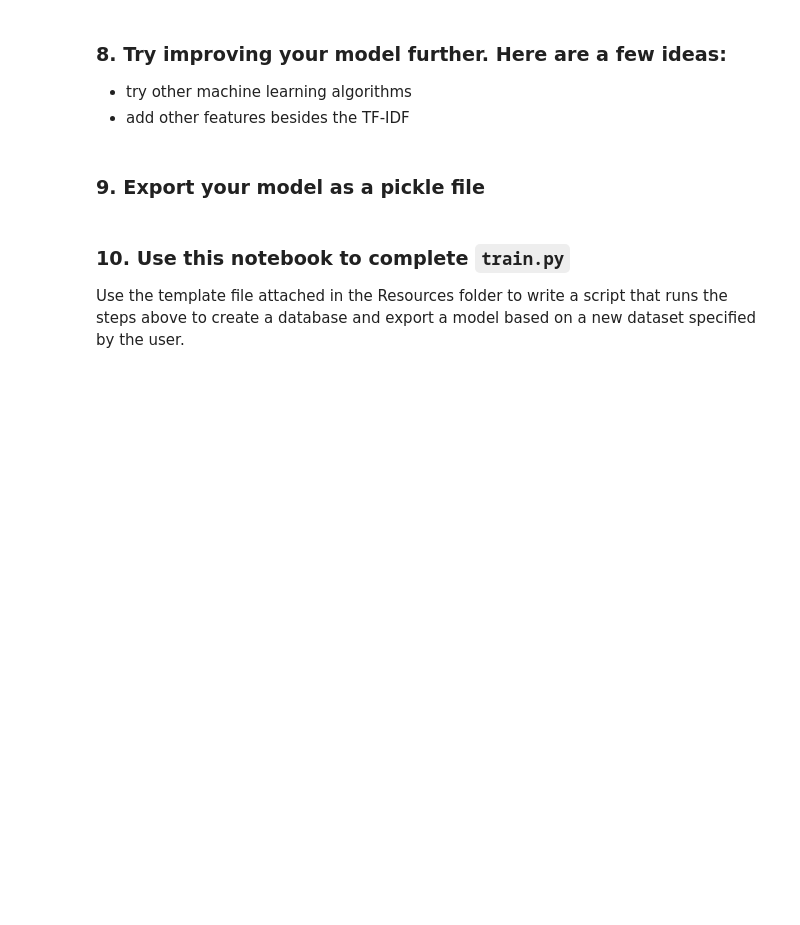
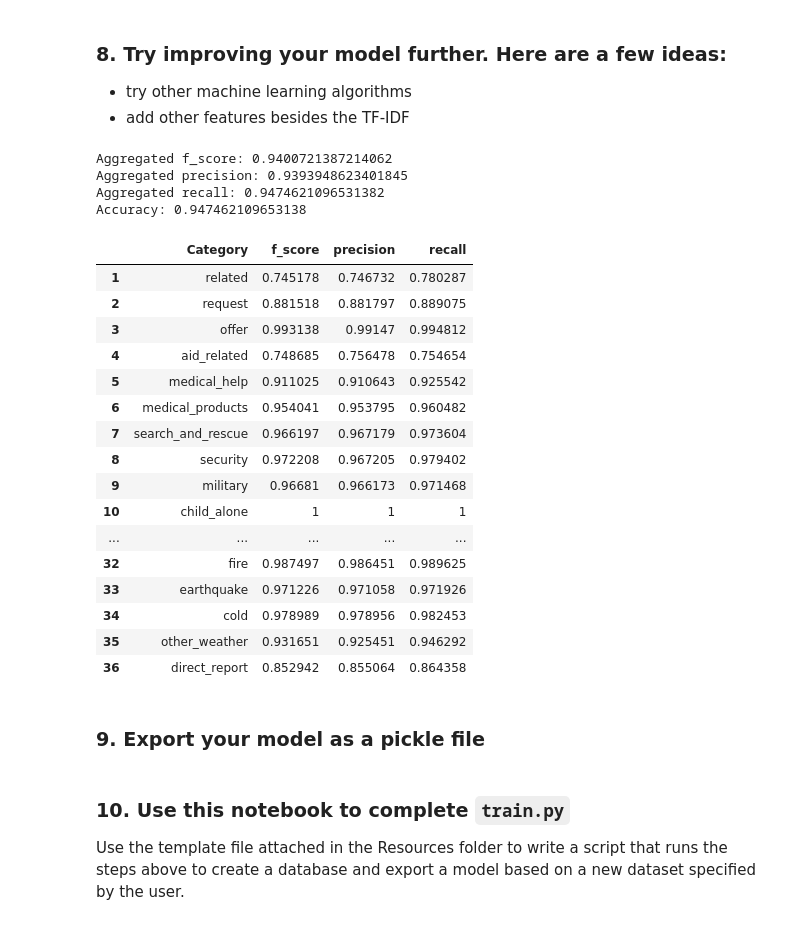
Before and after one commit to snchimata/Disaster-Response-Pipeline, a Jupyter notebook: models/ML Pipeline Preparation.ipynb, the cells around one changed output. Saved outputs shown, nothing was run; the diff lists cells and outputs as text; code cells hidden in the pictures; blank space fills up the shorter version.

Commit message:
feat: Add model tuning and save model

```diff
--- a/models/ML Pipeline Preparation.ipynb
+++ b/models/ML Pipeline Preparation.ipynb
@@ -159,7 +163,8 @@ cv = GridSearchCV(estimator=pipeline,
             param_grid=parameters,
             verbose=3,
             cv=3
-            #,n_jobs = 10
+            ,scoring='f1_weighted'
+            ,n_jobs = -1
                  )
 # %% [markdown]
 ### 7. Test your model
@@ -193,30 +231,38 @@ cv.best_estimator_
 # %%
 # AdaBoost classifier
 
-def new_model_pipeline():
-    pipeline = Pipeline([
-        ('features', FeatureUnion([
-
-            ('text_pipeline', Pipeline([
-                ('vect', CountVectorizer(tokenizer=tokenize)),
-                ('tfidf', TfidfTransformer())
-            ])),
-
-            ('starting_verb', StartingVerbExtractor())
-        ])),
-
+pipeline = Pipeline([
+        ('vect', CountVectorizer(tokenizer=tokenize)),
+        ('tfidf', TfidfTransformer())
         ('clf', MultiOutputClassifier(AdaBoostClassifier()))
     ])
 
-    return pipeline
-
-pipeline = new_model_pipeline()
-
-X_train, X_test, y_train, y_test = train_test_split(X, y)
 pipeline.fit(X_train.as_matrix(), y_train.as_matrix())
 y_pred = pipeline.predict(X_test)
 report3 = get_results(y_test, y_pred)
 report3
+# %% [output]
+Aggregated f_score: 0.9400721387214062
+Aggregated precision: 0.9393948623401845
+Aggregated recall: 0.9474621096531382
+Accuracy: 0.947462109653138
+|  | Category | f_score | precision | recall |
+| 1 | related | 0.745178 | 0.746732 | 0.780287 |
+| 2 | request | 0.881518 | 0.881797 | 0.889075 |
+| 3 | offer | 0.993138 | 0.99147 | 0.994812 |
+| 4 | aid_related | 0.748685 | 0.756478 | 0.754654 |
+| 5 | medical_help | 0.911025 | 0.910643 | 0.925542 |
+| 6 | medical_products | 0.954041 | 0.953795 | 0.960482 |
+| 7 | search_and_rescue | 0.966197 | 0.967179 | 0.973604 |
+| 8 | security | 0.972208 | 0.967205 | 0.979402 |
+| 9 | military | 0.96681 | 0.966173 | 0.971468 |
+| 10 | child_alone | 1 | 1 | 1 |
+| ... | ... | ... | ... | ... |
+| 32 | fire | 0.987497 | 0.986451 | 0.989625 |
+| 33 | earthquake | 0.971226 | 0.971058 | 0.971926 |
+| 34 | cold | 0.978989 | 0.978956 | 0.982453 |
+| 35 | other_weather | 0.931651 | 0.925451 | 0.946292 |
+| 36 | direct_report | 0.852942 | 0.855064 | 0.864358 |
 # %% [markdown]
 ### 9. Export your model as a pickle file
 # %%
```
Also changed, not shown: parts of 7 cells of this notebook, 1 other file.
